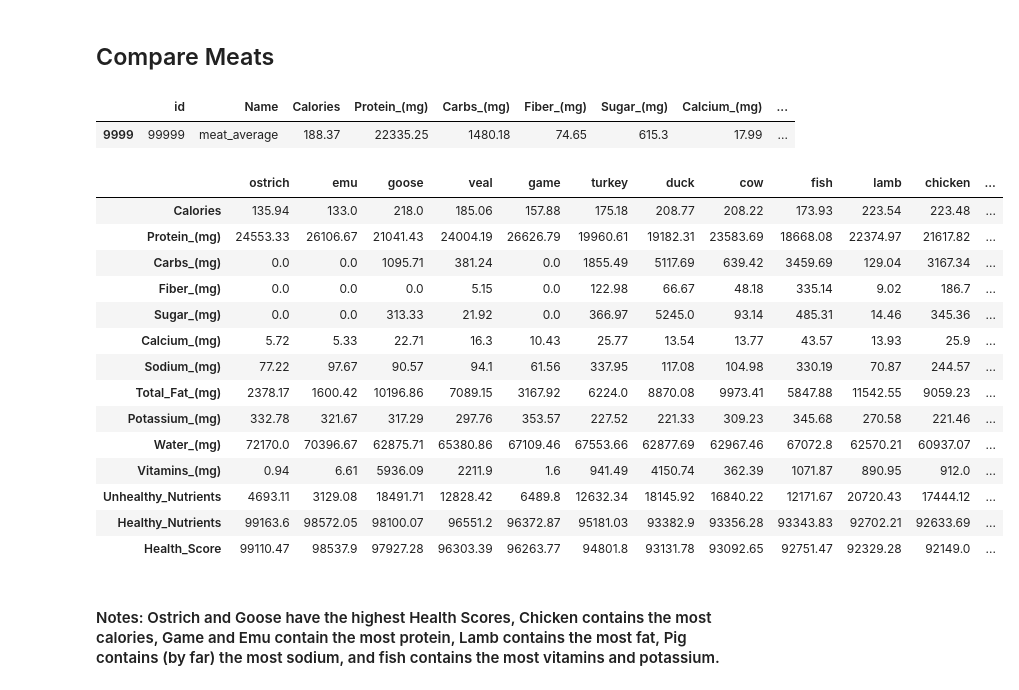
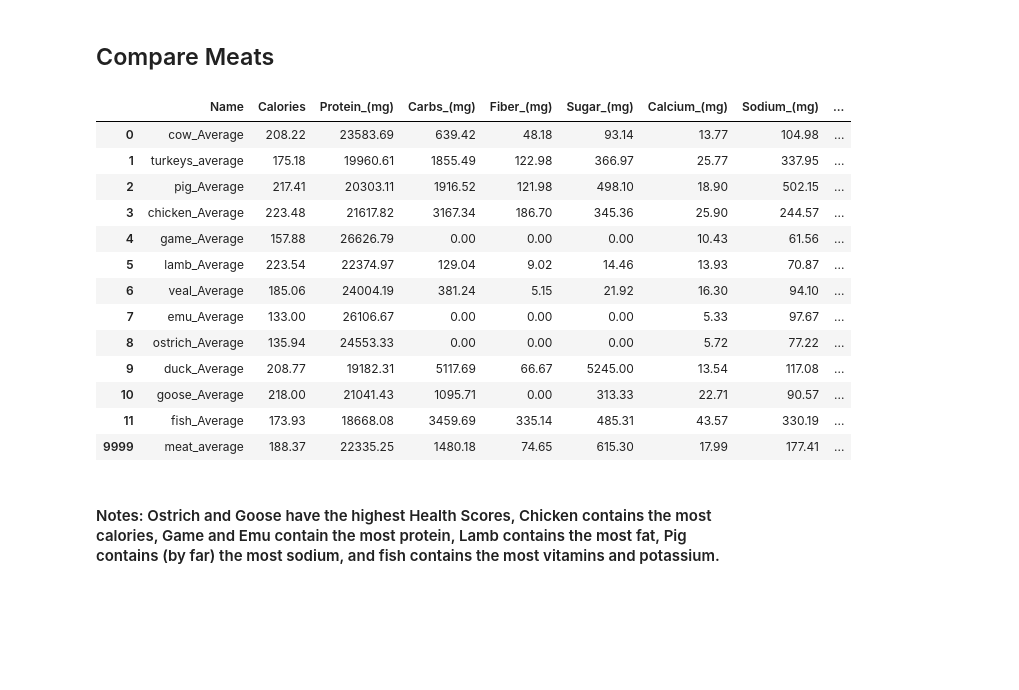
Before and after one commit to Dylanbbenson/Food_Nutrition_Analysis, a Jupyter notebook: Food_Nutrition_Analysis.ipynb, the cells around one changed output. Saved outputs shown, nothing was run; the diff lists cells and outputs as text; code cells hidden in the pictures; blank space fills up the shorter version.

```diff
--- a/Food_Nutrition_Analysis.ipynb
+++ b/Food_Nutrition_Analysis.ipynb
@@ -271,38 +279,24 @@ fruits_veggies_averages
 #### Notes: Veggies tend to be lower in calories, carbs, sugar, and fat, while much higher in Sodium and Vitamins compared to Fruit. Fruit has a slightly higher Health Score.
 # %% [markdown]
 ## Compare Meats
-# %%
-meat_average
-# %% [output]
-|  | id | Name | Calories | Protein_(mg) | Carbs_(mg) | Fiber_(mg) | Sugar_(mg) | Calcium_(mg) | ... |
-| 9999 | 99999 | meat_average | 188.37 | 22335.25 | 1480.18 | 74.65 | 615.3 | 17.99 | ... |
 # %%
-meats_list = [cow_average, turkey_average, pig_average, chicken_average, game_average, lamb_average, veal_average, emu_average, ostrich_average, duck_average, goose_average, fish_average]
-
-# combine all the dataframes into one using concat
-meat_averages = pd.concat(meats_list, ignore_index=True)
-meat_averages = pd.DataFrame(meat_averages)
-meat_averages = meat_averages.sort_values(by='Health_Score', ascending=False)
-meat_averages = meat_averages.transpose()
-meat_averages.columns = ('ostrich', 'emu', 'goose', 'veal', 'game', 'turkey', 'duck', 'cow', 'fish', 'lamb', 'chicken', 'pig')
-meat_averages = meat_averages.iloc[2:]
+meat_averages = meat_averages.drop('id', axis=1)
 meat_averages
 # %% [output]
-|  | ostrich | emu | goose | veal | game | turkey | duck | cow | fish | lamb | chicken | ... |
-| Calories | 135.94 | 133.0 | 218.0 | 185.06 | 157.88 | 175.18 | 208.77 | 208.22 | 173.93 | 223.54 | 223.48 | ... |
-| Protein_(mg) | 24553.33 | 26106.67 | 21041.43 | 24004.19 | 26626.79 | 19960.61 | 19182.31 | 23583.69 | 18668.08 | 22374.97 | 21617.82 | ... |
-| Carbs_(mg) | 0.0 | 0.0 | 1095.71 | 381.24 | 0.0 | 1855.49 | 5117.69 | 639.42 | 3459.69 | 129.04 | 3167.34 | ... |
-| Fiber_(mg) | 0.0 | 0.0 | 0.0 | 5.15 | 0.0 | 122.98 | 66.67 | 48.18 | 335.14 | 9.02 | 186.7 | ... |
-| Sugar_(mg) | 0.0 | 0.0 | 313.33 | 21.92 | 0.0 | 366.97 | 5245.0 | 93.14 | 485.31 | 14.46 | 345.36 | ... |
-| Calcium_(mg) | 5.72 | 5.33 | 22.71 | 16.3 | 10.43 | 25.77 | 13.54 | 13.77 | 43.57 | 13.93 | 25.9 | ... |
-| Sodium_(mg) | 77.22 | 97.67 | 90.57 | 94.1 | 61.56 | 337.95 | 117.08 | 104.98 | 330.19 | 70.87 | 244.57 | ... |
-| Total_Fat_(mg) | 2378.17 | 1600.42 | 10196.86 | 7089.15 | 3167.92 | 6224.0 | 8870.08 | 9973.41 | 5847.88 | 11542.55 | 9059.23 | ... |
-| Potassium_(mg) | 332.78 | 321.67 | 317.29 | 297.76 | 353.57 | 227.52 | 221.33 | 309.23 | 345.68 | 270.58 | 221.46 | ... |
-| Water_(mg) | 72170.0 | 70396.67 | 62875.71 | 65380.86 | 67109.46 | 67553.66 | 62877.69 | 62967.46 | 67072.8 | 62570.21 | 60937.07 | ... |
-| Vitamins_(mg) | 0.94 | 6.61 | 5936.09 | 2211.9 | 1.6 | 941.49 | 4150.74 | 362.39 | 1071.87 | 890.95 | 912.0 | ... |
-| Unhealthy_Nutrients | 4693.11 | 3129.08 | 18491.71 | 12828.42 | 6489.8 | 12632.34 | 18145.92 | 16840.22 | 12171.67 | 20720.43 | 17444.12 | ... |
-| Healthy_Nutrients | 99163.6 | 98572.05 | 98100.07 | 96551.2 | 96372.87 | 95181.03 | 93382.9 | 93356.28 | 93343.83 | 92702.21 | 92633.69 | ... |
-| Health_Score | 99110.47 | 98537.9 | 97927.28 | 96303.39 | 96263.77 | 94801.8 | 93131.78 | 93092.65 | 92751.47 | 92329.28 | 92149.0 | ... |
+|  | Name | Calories | Protein_(mg) | Carbs_(mg) | Fiber_(mg) | Sugar_(mg) | Calcium_(mg) | Sodium_(mg) | ... |
+| 0 | cow_Average | 208.22 | 23583.69 | 639.42 | 48.18 | 93.14 | 13.77 | 104.98 | ... |
+| 1 | turkeys_average | 175.18 | 19960.61 | 1855.49 | 122.98 | 366.97 | 25.77 | 337.95 | ... |
+| 2 | pig_Average | 217.41 | 20303.11 | 1916.52 | 121.98 | 498.10 | 18.90 | 502.15 | ... |
+| 3 | chicken_Average | 223.48 | 21617.82 | 3167.34 | 186.70 | 345.36 | 25.90 | 244.57 | ... |
+| 4 | game_Average | 157.88 | 26626.79 | 0.00 | 0.00 | 0.00 | 10.43 | 61.56 | ... |
+| 5 | lamb_Average | 223.54 | 22374.97 | 129.04 | 9.02 | 14.46 | 13.93 | 70.87 | ... |
+| 6 | veal_Average | 185.06 | 24004.19 | 381.24 | 5.15 | 21.92 | 16.30 | 94.10 | ... |
+| 7 | emu_Average | 133.00 | 26106.67 | 0.00 | 0.00 | 0.00 | 5.33 | 97.67 | ... |
+| 8 | ostrich_Average | 135.94 | 24553.33 | 0.00 | 0.00 | 0.00 | 5.72 | 77.22 | ... |
+| 9 | duck_Average | 208.77 | 19182.31 | 5117.69 | 66.67 | 5245.00 | 13.54 | 117.08 | ... |
+| 10 | goose_Average | 218.00 | 21041.43 | 1095.71 | 0.00 | 313.33 | 22.71 | 90.57 | ... |
+| 11 | fish_Average | 173.93 | 18668.08 | 3459.69 | 335.14 | 485.31 | 43.57 | 330.19 | ... |
+| 9999 | meat_average | 188.37 | 22335.25 | 1480.18 | 74.65 | 615.30 | 17.99 | 177.41 | ... |
 # %% [markdown]
 #### Notes: Ostrich and Goose have the highest Health Scores, Chicken contains the most calories, Game and Emu contain the most protein, Lamb contains the most fat, Pig contains (by far) the most sodium, and fish contains the most vitamins and potassium.
 # %% [markdown]
```
Also changed, not shown: parts of 41 cells of this notebook, 4 other files.
